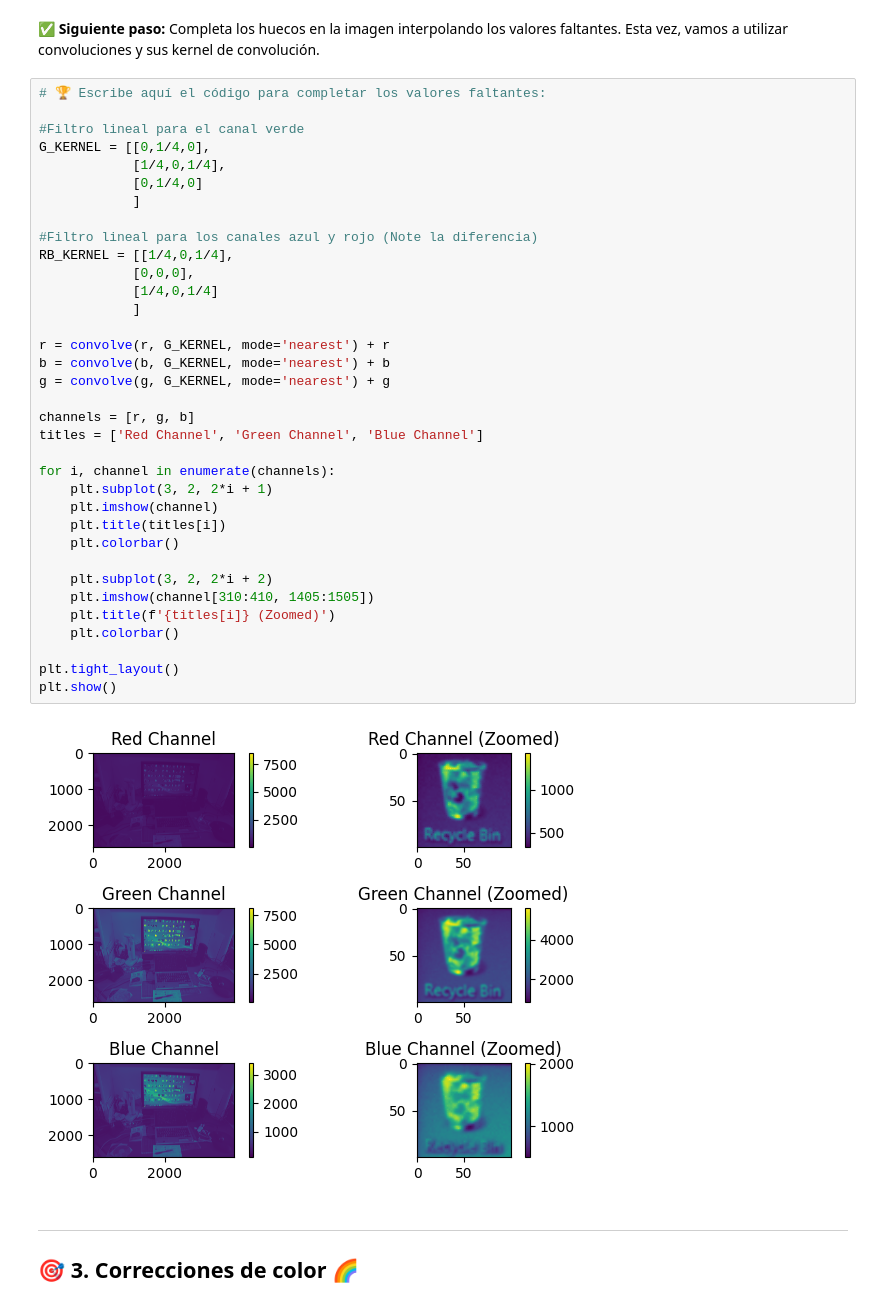
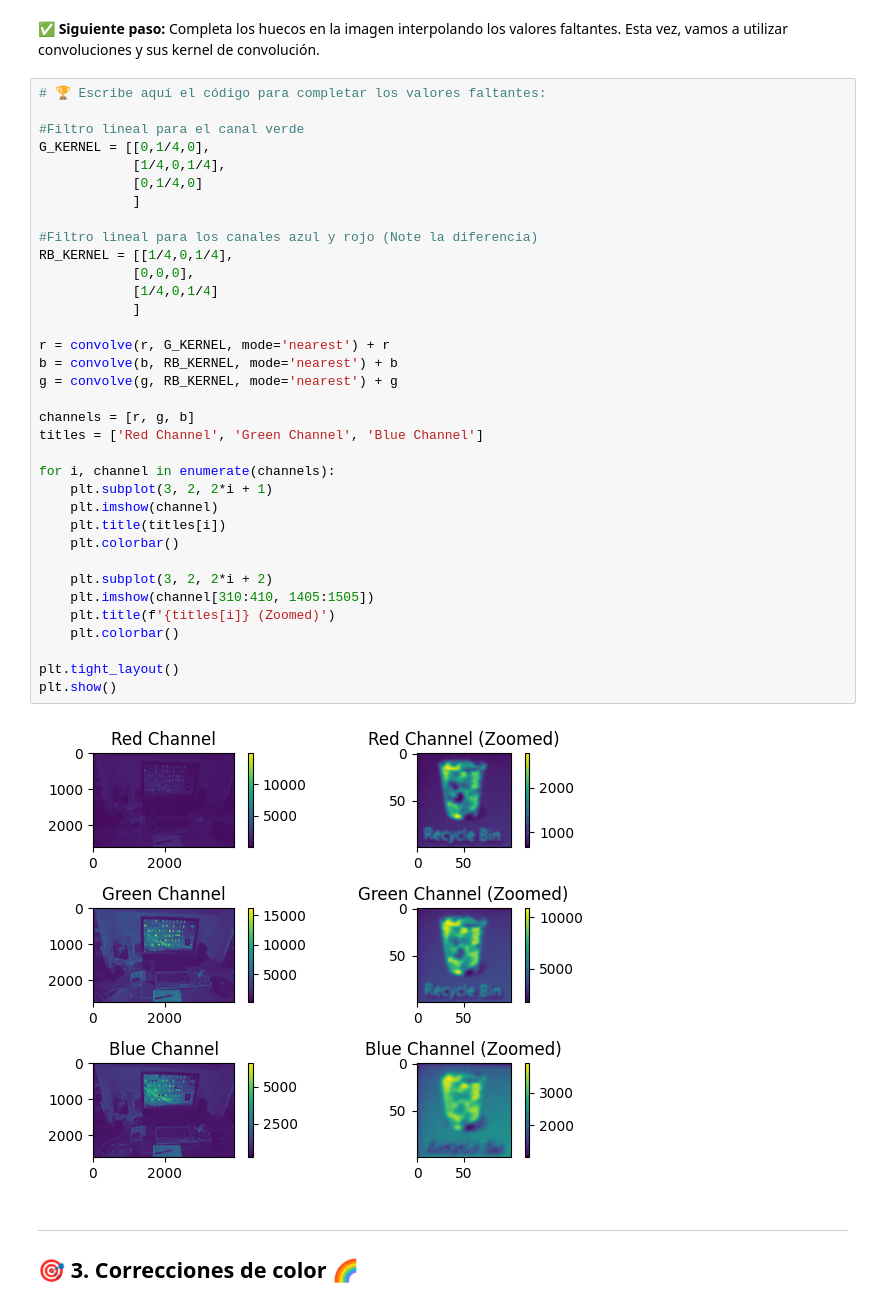
Before and after one commit to Gilberter/Hands-on-Computer-Vision, a Jupyter notebook: sesiones/sesion2/Sesion2_1_Demosaicking.ipynb, the cells around one changed output. Drawn from its saved outputs; the diff is of its cells as text.

```diff
--- a/sesiones/sesion2/Sesion2_1_Demosaicking.ipynb
+++ b/sesiones/sesion2/Sesion2_1_Demosaicking.ipynb
@@ -200,36 +200,36 @@ Esta vez, vamos a utilizar convoluciones y sus kernel de convolución.
 G_KERNEL = [[0,1/4,0],
             [1/4,0,1/4],
             [0,1/4,0]
             ]
 
 #Filtro lineal para los canales azul y rojo (Note la diferencia)
 RB_KERNEL = [[1/4,0,1/4],
             [0,0,0],
             [1/4,0,1/4]
             ]
 
 r = convolve(r, G_KERNEL, mode='nearest') + r
-b = convolve(b, G_KERNEL, mode='nearest') + b
-g = convolve(g, G_KERNEL, mode='nearest') + g
+b = convolve(b, RB_KERNEL, mode='nearest') + b
+g = convolve(g, RB_KERNEL, mode='nearest') + g
 
 channels = [r, g, b]
 titles = ['Red Channel', 'Green Channel', 'Blue Channel']
 
 for i, channel in enumerate(channels):
     plt.subplot(3, 2, 2*i + 1)
     plt.imshow(channel)
     plt.title(titles[i])
     plt.colorbar()
 
     plt.subplot(3, 2, 2*i + 2)
     plt.imshow(channel[310:410, 1405:1505])
     plt.title(f'{titles[i]} (Zoomed)')
     plt.colorbar()
 
 plt.tight_layout()
 plt.show()
 # %% [output]
-[figure, old version]
+[figure, new version]
 # %% [markdown]
 ---
 ## 🎯 **3. Correcciones de color** <a name="tema4"></a> 🌈
```
Also changed, not shown: parts of 2 cells of this notebook.
